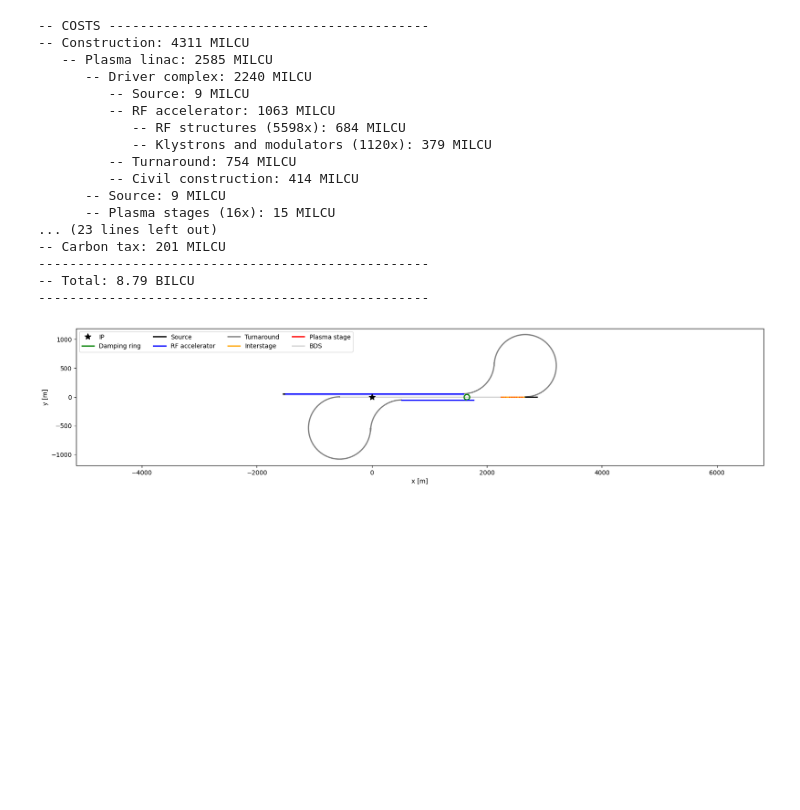
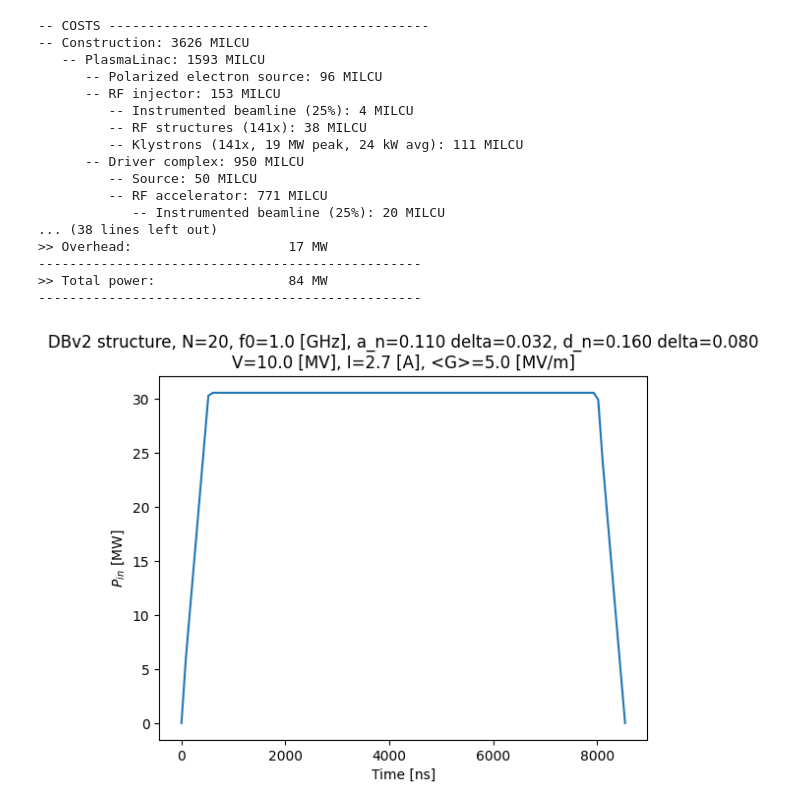
Before and after one commit to abel-framework/ABEL, a Jupyter notebook: examples/preset_example.ipynb, the cells around one changed output. Saved outputs shown, nothing was run; the diff lists cells and outputs as text; code cells hidden in the pictures; blank space fills up the shorter version.

```diff
--- a/examples/preset_example.ipynb
+++ b/examples/preset_example.ipynb
@@ -3,5 +54,5 @@ from abel.classes.collider.preset.halhf_v1 import HALHFv1
 # %%
-collider = HALHFv1()
-collider.run('preset_example', overwrite=True)
+halhf2 = HALHFv2()
+halhf2.run('preset_example2', overwrite=True)
 # %% [output]
 >> LINAC #1
@@ -24,24 +75,24 @@ Tracked #0  SourceBasic             (s =  200.0 m) :   E =   5.0 GeV, Q = -1.60
-# %%
-collider.print_cost()
-# %% [output]
--- COSTS -----------------------------------------
--- Construction: 4311 MILCU
-   -- Plasma linac: 2585 MILCU
-      -- Driver complex: 2240 MILCU
-         -- Source: 9 MILCU
-         -- RF accelerator: 1063 MILCU
-            -- RF structures (5598x): 684 MILCU
-            -- Klystrons and modulators (1120x): 379 MILCU
-         -- Turnaround: 754 MILCU
-         -- Civil construction: 414 MILCU
-      -- Source: 9 MILCU
-      -- Plasma stages (16x): 15 MILCU
-... (23 lines left out)
--- Carbon tax: 201 MILCU
---------------------------------------------------
--- Total: 8.79 BILCU
---------------------------------------------------
 # %%
-collider.plot_survey()
+halhf2.linac1.driver_complex.rf_accelerator.plot_power_profile()
+halhf2.linac1.driver_complex.rf_accelerator.plot_gradient_profile()
+halhf2.print_cost()
+halhf2.print_power()
 # %% [output]
+-- COSTS -----------------------------------------
+-- Construction: 3626 MILCU
+   -- PlasmaLinac: 1593 MILCU
+      -- Polarized electron source: 96 MILCU
+      -- RF injector: 153 MILCU
+         -- Instrumented beamline (25%): 4 MILCU
+         -- RF structures (141x): 38 MILCU
+         -- Klystrons (141x, 19 MW peak, 24 kW avg): 111 MILCU
+      -- Driver complex: 950 MILCU
+         -- Source: 50 MILCU
+         -- RF accelerator: 771 MILCU
+            -- Instrumented beamline (25%): 20 MILCU
+... (38 lines left out)
+>> Overhead:                    17 MW
+-------------------------------------------------
+>> Total power:                 84 MW
+-------------------------------------------------
-[figure, old version]
+[figure, new version]
```
Also changed, not shown: parts of 9 cells of this notebook, 31 other files.
